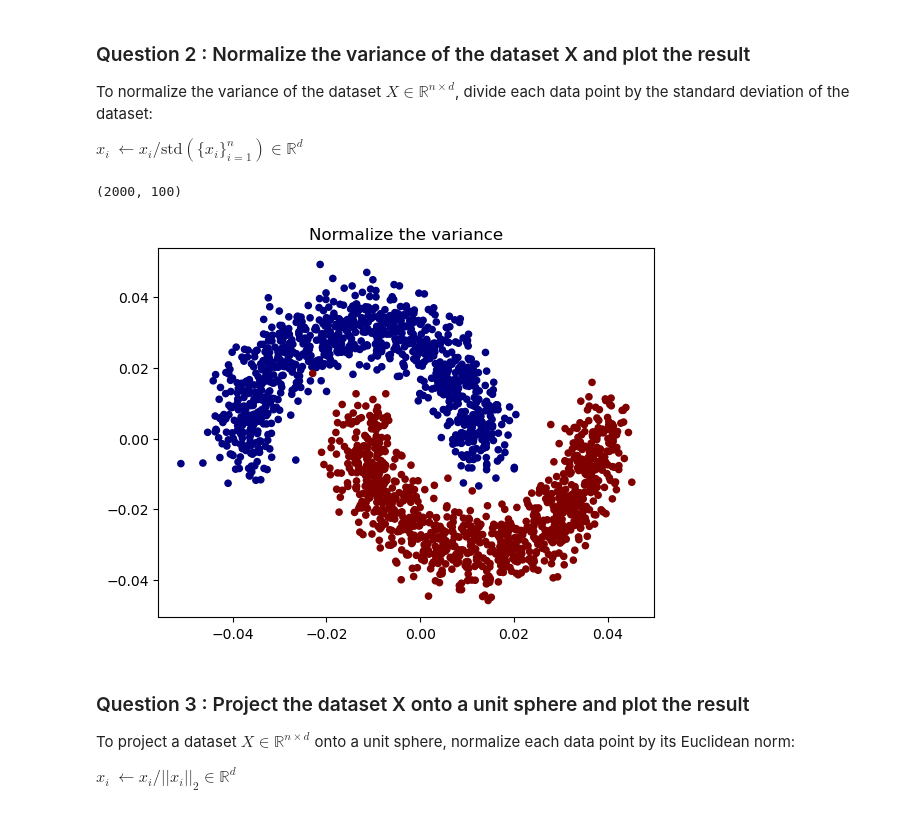
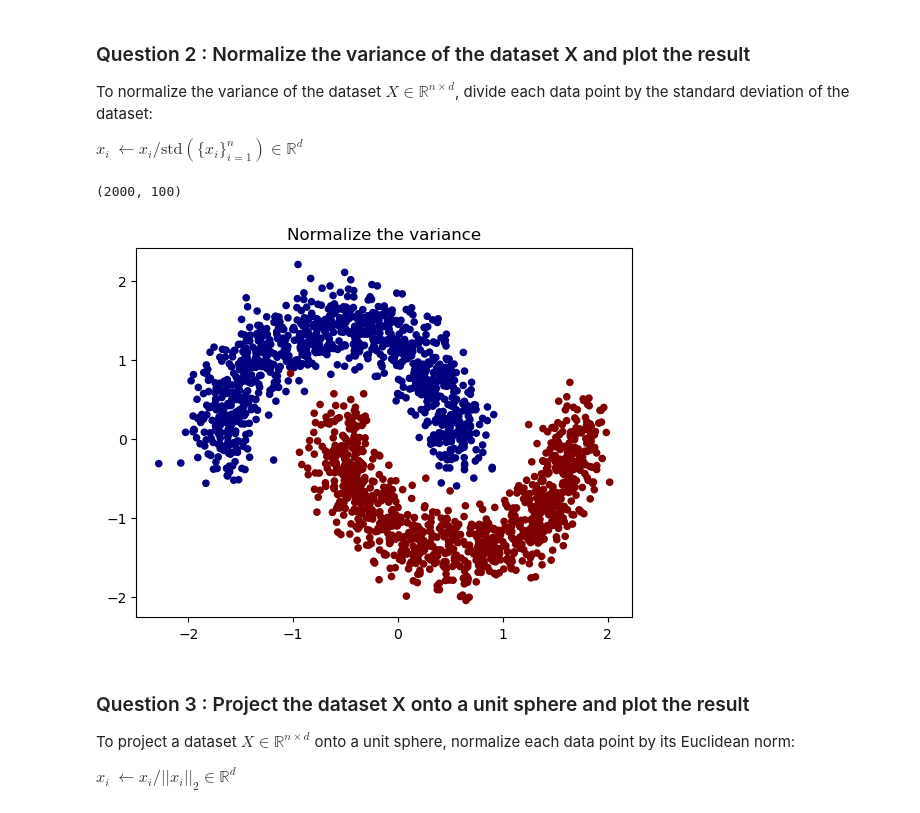
Before and after one commit to axxshen/CS5284_2025, a Jupyter notebook: codes/02_Graph_Science/code03_exercise.ipynb, the cells around one changed output. Saved outputs shown, nothing was run; the diff lists cells and outputs as text; code cells hidden in the pictures.

```diff
--- a/codes/02_Graph_Science/code03_exercise.ipynb
+++ b/codes/02_Graph_Science/code03_exercise.ipynb
@@ -80,19 +80,25 @@ $x_i \ \leftarrow x_i / \textrm{std}(\{x_i\}_{i=1}^n)\in\mathbb{R}^d$
 # %%
 # size(X) = nb_data x dim
 # YOUR CODE HERE
-Xnvar = Xzc/np.sqrt(np.sum(Xzc**2, axis=0)+1e-10)
+# Xnvar = Xzc/np.sqrt(np.sum(Xzc**2, axis=0)+1e-10)
+# Original Solution (no normalization by the num data points)
+# Xnvar = Xzc/ np.sqrt(np.sum(Xzc**2,axis=0)+1e-10)
+# Suggested Fix (normalized by the num data points)
+Xnvar = Xzc/ (np.sqrt(np.sum(Xzc**2,axis=0)/Xzc.shape[0])+1e-10)
+
+
 print(Xnvar.shape)
 
 plt.figure(3)
 # YOUR CODE HERE
 plt.scatter(Xnvar[:,0],Xnvar[:,1], s=size_vertex_plot*np.ones(n), c=C, color=pyplot.jet())
 
 
 plt.title('Normalize the variance')
 plt.show()
 # %% [output]
 (2000, 100)
-[figure, old version]
+[figure, new version]
 # %% [markdown]
 ### Question 3 : Project the dataset X onto a unit sphere and plot the result
 
```
Also changed, not shown: parts of 3 cells of this notebook, 20 other files.
